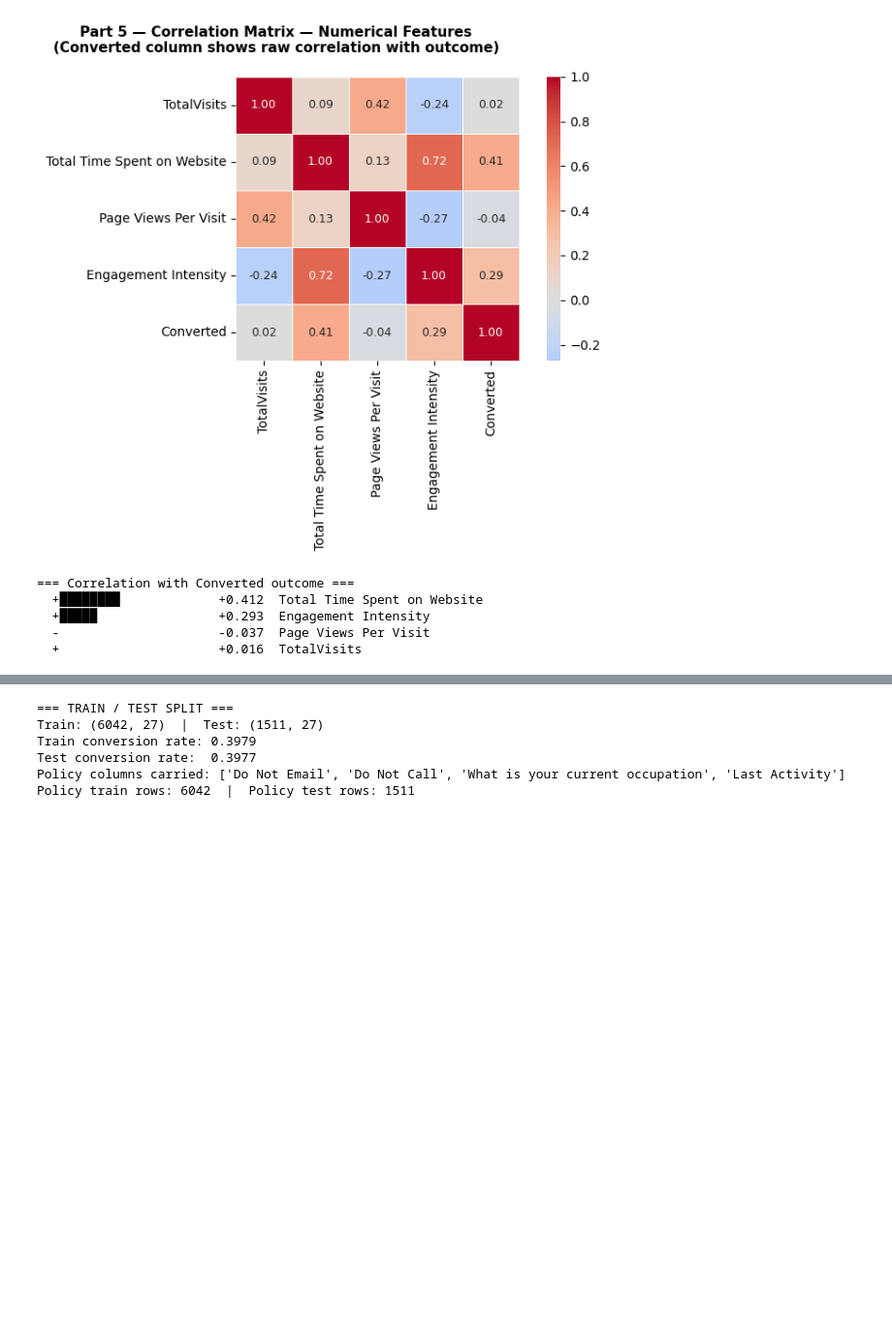
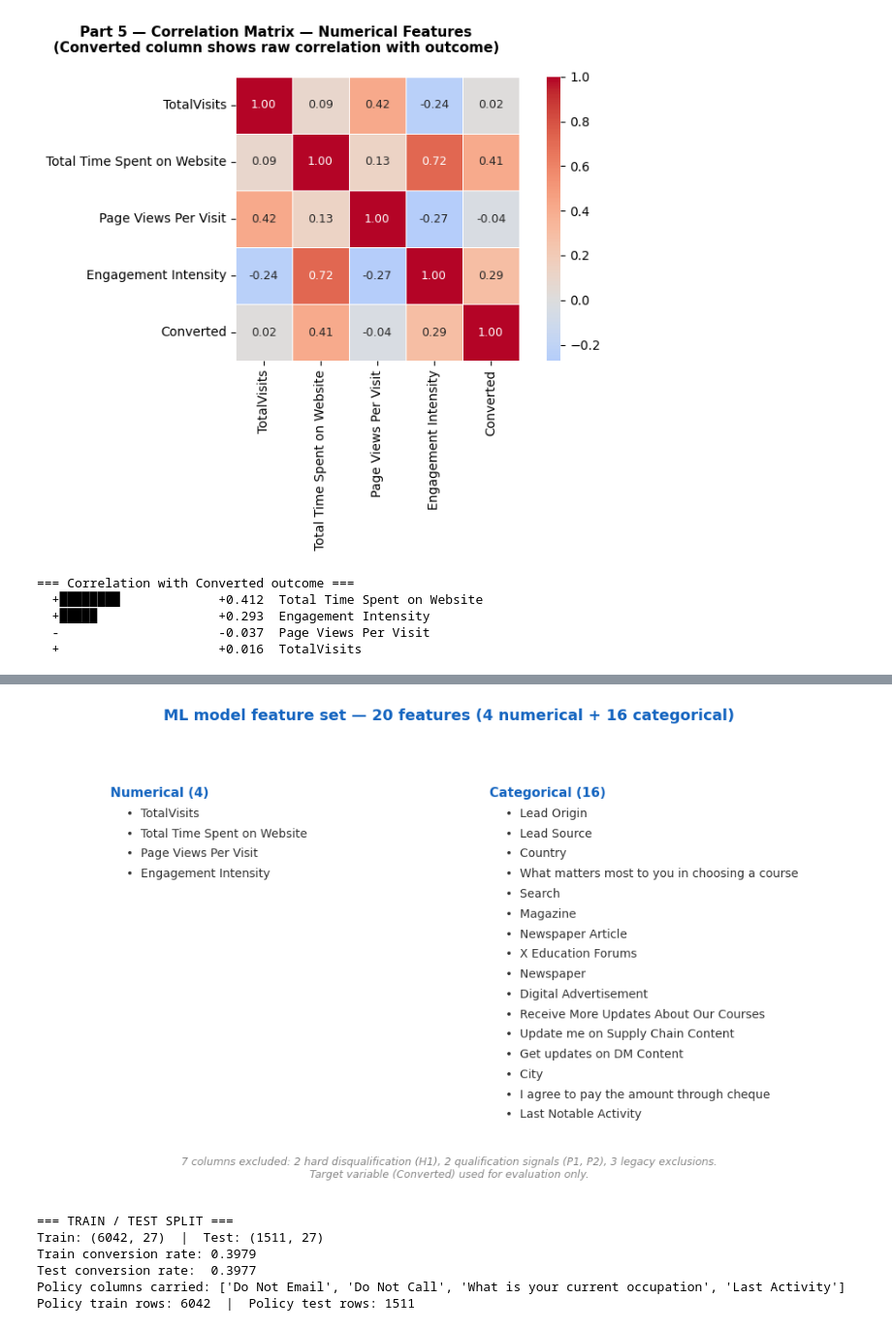
Before and after one commit to thomami244/Masters_Constrained_Lead_Qualification, a Jupyter notebook: Masters_Constrained_Lead_Qualification_Notebook.ipynb, the cells around one changed output, grey strips where cells are left out. Shown at 97% size. Saved outputs shown, nothing was run; the diff lists cells and outputs as text; code cells hidden in the pictures; blank space fills up the shorter version.

Commit message:
Updating the image for splitting values in ML model

```diff
--- a/Masters_Constrained_Lead_Qualification_Notebook.ipynb
+++ b/Masters_Constrained_Lead_Qualification_Notebook.ipynb
@@ -1155 +998,62 @@ Saved: fig_06_column_allocation.png
+# %%
+# =============================================================================
+# CELL 06a — ML MODEL FEATURES
+# =============================================================================
+
+import matplotlib.pyplot as plt
+
+TARGET_COL = "Converted"
+
+EXCLUDED = [
+    "Do Not Email", "Do Not Call",
+    "What is your current occupation", "Last Activity",
+    "Specialization", "Through Recommendations",
+    "A free copy of Mastering The Interview",
+    TARGET_COL,
+]
+
+model_cols = [c for c in df.columns if c not in EXCLUDED]
+num_cols   = [c for c in model_cols if df[c].dtype in ["int64", "float64"]]
+cat_cols   = [c for c in model_cols if df[c].dtype == "object"]
+
+fig, ax = plt.subplots(figsize=(10, 6), facecolor="white")
+ax.axis("off")
+
+ax.set_title(
+    f"ML model feature set — {len(model_cols)} features "
+    f"({len(num_cols)} numerical + {len(cat_cols)} categorical)",
+    fontsize=13, fontweight="bold", pad=20, color="#1565C0"
+)
+
+col1_x, col2_x = 0.08, 0.55
+top_y = 0.88
+gap   = 0.045
+
+# Numerical
+ax.text(col1_x, top_y, f"Numerical ({len(num_cols)})",
+        fontsize=11, fontweight="bold", color="#1565C0", transform=ax.transAxes)
+for j, col in enumerate(num_cols):
+    ax.text(col1_x + 0.02, top_y - (j + 1) * gap, f"•  {col}",
+            fontsize=10, color="#333", transform=ax.transAxes)
+
+# Categorical
+ax.text(col2_x, top_y, f"Categorical ({len(cat_cols)})",
+        fontsize=11, fontweight="bold", color="#1565C0", transform=ax.transAxes)
+for j, col in enumerate(cat_cols):
+    ax.text(col2_x + 0.02, top_y - (j + 1) * gap, f"•  {col}",
+            fontsize=10, color="#333", transform=ax.transAxes)
+
+# Footer
+ax.text(0.5, 0.02,
+        "7 columns excluded: 2 hard disqualification (H1), "
+        "2 qualification signals (P1, P2), 3 legacy exclusions.\n"
+        "Target variable (Converted) used for evaluation only.",
+        ha="center", va="bottom", fontsize=9, color="#888",
+        style="italic", transform=ax.transAxes)
+
+plt.tight_layout()
+plt.savefig("fig_06_model_features.png", dpi=150, bbox_inches="tight")
+plt.show()
+# %% [output]
+[figure, added]
 # %%
```
Also changed, not shown: parts of 3 cells of this notebook.
